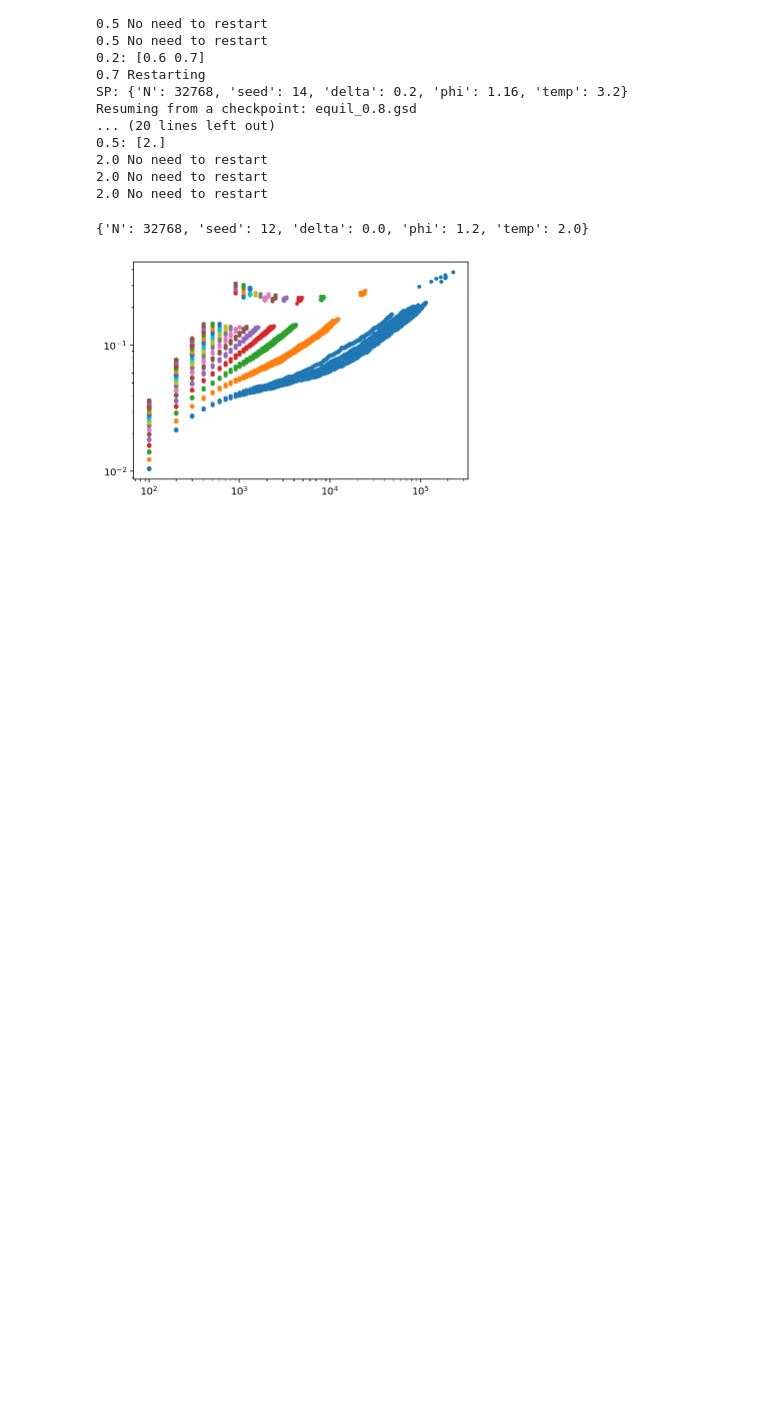
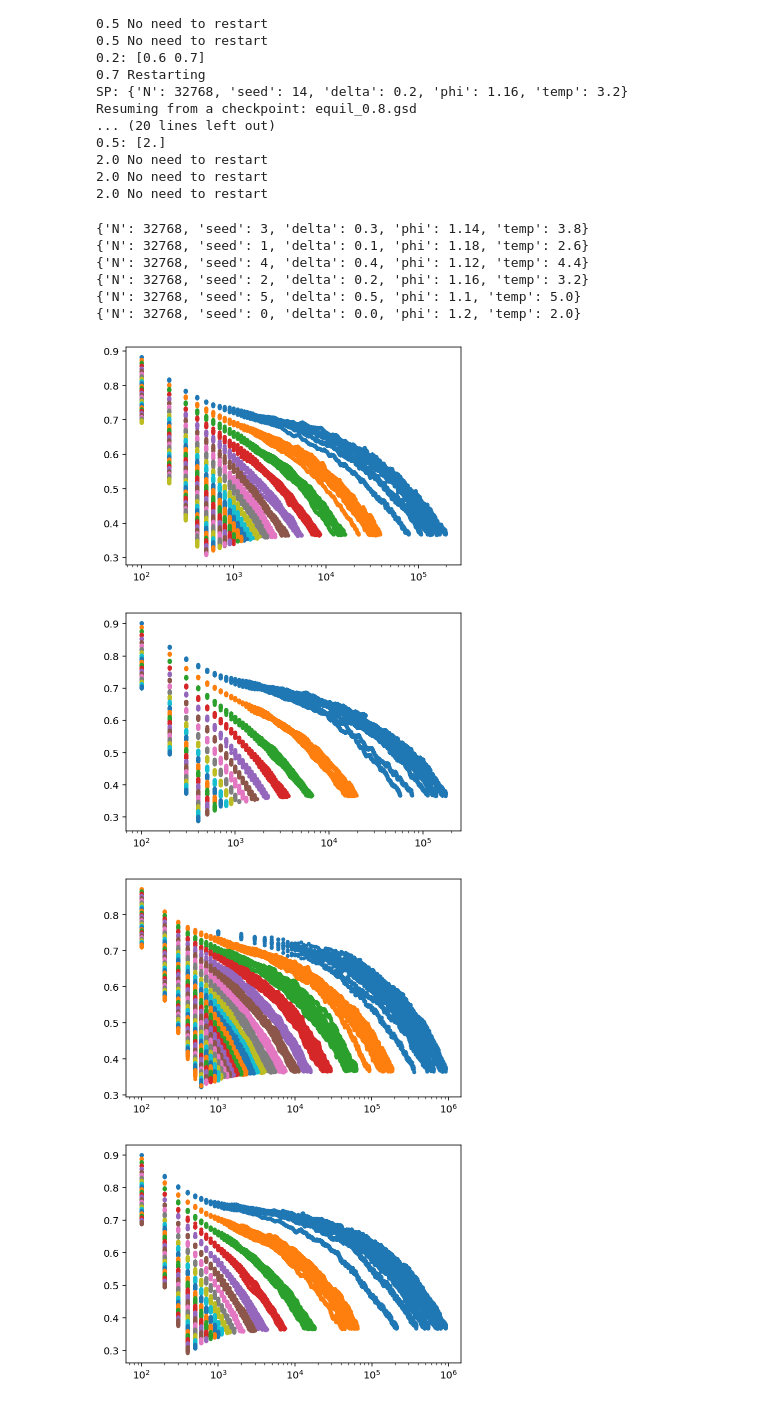
Before and after one commit to ianrgraham/monk, a Jupyter notebook: workflows/sc-states/mlj-equilibration/082422-mlj-equlibration.ipynb, the cells around one changed output. Drawn from its saved outputs; the diff is of its cells as text; code cells hidden in the pictures; blank space fills up the shorter version.

```diff
--- a/workflows/sc-states/mlj-equilibration/082422-mlj-equlibration.ipynb
+++ b/workflows/sc-states/mlj-equilibration/082422-mlj-equlibration.ipynb
@@ -403,29 +403,45 @@ Resuming from a checkpoint: equil_0.8.gsd
 # %%
 # aggregate job data
 
 for job in project:
 
+    if job.sp["seed"] > 5:
+        continue
+
     print(job.sp)
+
+    plt.figure()
 
     with job:
         sims = glob.glob("rs-equil_*.gsd") + sorted(glob.glob("equil_*.gsd"))
 
         for sim in sims:
             temp = utils.extract_between(sim, "equil_", ".gsd")
             _temp = temp.replace(".", "_")
+            # print(temp)
             if "rs" in sim:
                 pre = "rs-"
             else:
                 pre = ""
             with job.data:
-                time = job.data[f"{pre}{_temp}/tsteps"][:]
-                data = job.data[f"{pre}{_temp}/msds"][:]
-                plt.plot(time, data, ".")
+                time = list(job.data[f"{pre}{_temp}/tsteps"][:])
+                for i in range(1, len(time)):
+                    if i < len(time) and time[i] < time[i-1]:
+                        del time[i-1]
+                data = job.data[f"{pre}{_temp}/sisfs"][:]
+                plt.plot(time[:len(data)], data, ".")
             # break
 
-    break
-plt.yscale('log')
-plt.xscale('log')
+    # plt.yscale('log')
+    plt.xscale('log')
 # %% [output]
-{'N': 32768, 'seed': 12, 'delta': 0.0, 'phi': 1.2, 'temp': 2.0}
+{'N': 32768, 'seed': 3, 'delta': 0.3, 'phi': 1.14, 'temp': 3.8}
+{'N': 32768, 'seed': 1, 'delta': 0.1, 'phi': 1.18, 'temp': 2.6}
+{'N': 32768, 'seed': 4, 'delta': 0.4, 'phi': 1.12, 'temp': 4.4}
+{'N': 32768, 'seed': 2, 'delta': 0.2, 'phi': 1.16, 'temp': 3.2}
+{'N': 32768, 'seed': 5, 'delta': 0.5, 'phi': 1.1, 'temp': 5.0}
+{'N': 32768, 'seed': 0, 'delta': 0.0, 'phi': 1.2, 'temp': 2.0}
-[figure, old version]
+[figure, new version]
+[figure, added]
+[figure, added]
+[figure, added]
```
Also changed, not shown: parts of 1 cell of this notebook, 1 other file.
